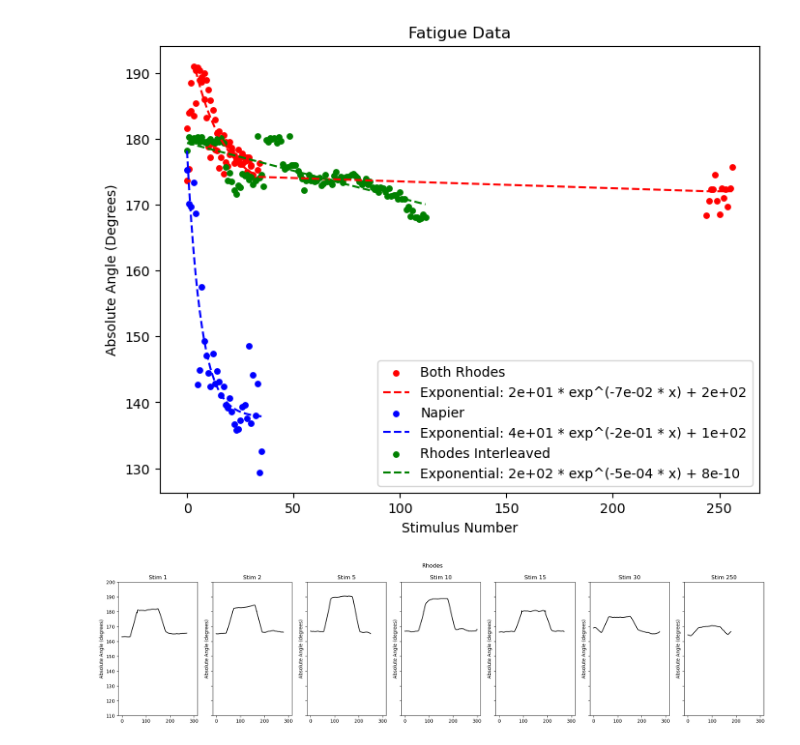
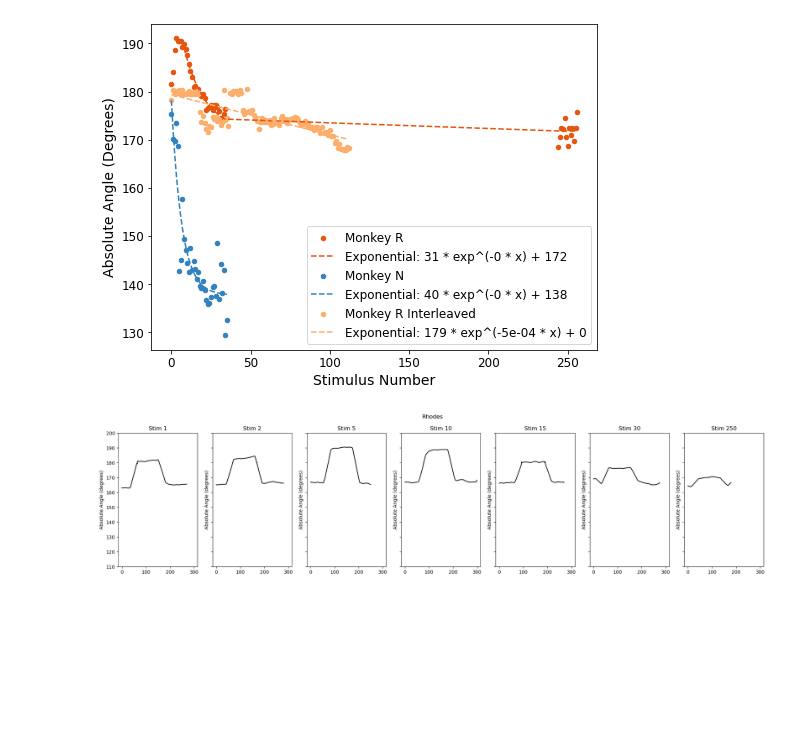
Before and after one commit to draeloslab/stim_behavior, a Jupyter notebook: notebooks/newFatigueFig.ipynb, the cells around one changed output. Saved outputs shown, nothing was run; the diff lists cells and outputs as text; code cells hidden in the pictures; blank space fills up the shorter version.

Commit message:
making final changes on curve figure

```diff
--- a/notebooks/newFatigueFig.ipynb
+++ b/notebooks/newFatigueFig.ipynb
@@ -132,7 +132,7 @@ class FatigueData:
         mask = ~np.isnan(means)
         filtered_means = means[mask]
         filtered_indices = np.arange(len(means))[mask]
-        if start_shift is not 0:
+        if start_shift != 0:
             filtered_indices[-start_shift:] += indices_shift
         self.filtered_means = filtered_means
         self.filtered_indices = filtered_indices
@@ -158,10 +158,7 @@ class FatigueData:
 
         self.angleChanges = peak_valley_differences
 
-    def fitExponentialDecay(self, guess):
-        # Fit a line to means
-        slope, intercept, r_value, p_value, std_err = st.linregress(self.filtered_indices, self.filtered_means)
-        self.line = slope * self.filtered_indices + intercept
+    def fitExponentialDecay(self, guess, removeStartSlice = 0):
 
         # Fit exponential decay to means
         def exponential_decay(x, a, b, c):
@@ -170,16 +167,16 @@ class FatigueData:
         def double_exponential_decay(x, a, b, c, d, e):
             return a*np.exp(-b*x) + c*np.exp(-d*x) + e
 
-        bounds = ([0, 0, 0, 0, 0], [np.inf, np.inf, np.inf, np.inf, np.inf])
+        # bounds = ([0, 0, 0, 0, 0], [np.inf, np.inf, np.inf, np.inf, np.inf])
 
-        popt1, pcov = curve_fit(double_exponential_decay, self.filtered_indices, self.filtered_means, maxfev=10000,p0=[1,0,5,0,160], bounds=bounds)
-        self.double_exponential = double_exponential_decay(self.filtered_indices, *popt1)
+        # popt1, pcov = curve_fit(double_exponential_decay, self.filtered_indices[removeStartSlice:], self.filtered_means[removeStartSlice:], maxfev=10000,p0=[1,0,5,0,160], bounds=bounds)
+        # self.double_exponential = double_exponential_decay(self.filtered_indices, *popt1)
 
         bounds = ([0, 0, 0], [np.inf, np.inf, np.inf])
 
-        popt, pcov = curve_fit(exponential_decay, self.filtered_indices, self.filtered_means, maxfev=10000, p0=guess, bounds=bounds)
-        self.exponential = exponential_decay(self.filtered_indices, *popt)
-        return slope, intercept, popt, pcov, popt1
+        popt, _ = curve_fit(exponential_decay, self.filtered_indices[removeStartSlice:], self.filtered_means[removeStartSlice:], maxfev=10000, p0=guess, bounds=bounds)
+        self.exponential = exponential_decay(self.filtered_indices[removeStartSlice:], *popt)
+        return popt
 
     def makeVideo(self, video_file, saveName,stimNum, start, sliceLength):
 
@@ -295,51 +292,40 @@ plt.show()
 [figure]
 # %%
-# rhodes.angleChanges = rhodes.angleChanges[2:]
+
+# rhodes.filtered_means = np.concatenate((rhodes.filtered_means, rhodes2.filtered_means))
+# rhodes.filtered_indices = np.concatenate((rhodes.filtered_indices, rhodes2.filtered_indices))
+
+# sorted_indices = np.argsort(rhodes.filtered_indices)
+# rhodes.filtered_indices = rhodes.filtered_indices[sorted_indices]
+# rhodes.filtered_means= rhodes.filtered_means[sorted_indices]
+
 
 guess = [2,2,160]
-# slope, intercept, popT, popC = rhodes.fitExponentialDecay(guess, start_shift=shift, indices_shift=209)
-slope2, intercept2, popT2, popC2, popT2_1 = napier.fitExponentialDecay(guess)
-slope3, intercept3, popT3, popC3, popT2_1 = rhodesinterleaved.fitExponentialDecay(guess)
+popT = rhodes.fitExponentialDecay(guess, removeStartSlice=8)
+popT2 = napier.fitExponentialDecay(guess)
+popT3 = rhodesinterleaved.fitExponentialDecay(guess)
 
 
-rhodes.filtered_means = np.concatenate((rhodes.filtered_means, rhodes2.filtered_means))
-rhodes.filtered_indices = np.concatenate((rhodes.filtered_indices, rhodes2.filtered_indices))
+plt.figure(figsize=(8, 6))
+plt.scatter(rhodes.filtered_indices, rhodes.filtered_means, label='Monkey R', color='#e6550d', s=20)
 
-sorted_indices = np.argsort(rhodes.filtered_indices)
-rhodes.filtered_indices = rhodes.filtered_indices[sorted_indices]
-rhodes.filtered_means= rhodes.filtered_means[sorted_indices]
+#Slicing this plot since we didn't include the first 8 values in the fit
+plt.plot(rhodes.filtered_indices[8:], rhodes.exponential, label=f'Exponential: {popT[0]:.0f} * exp^(-{popT[1]:.0f} * x) + {popT[2]:.0f}', color='#e6550d', linestyle='--')
 
-plt.figure(figsize=(8, 6))
-plt.scatter(rhodes.filtered_indices, rhodes.filtered_means, label='Both Rhodes', color='r', s=15)
-# Running this section here so we can plot the original dots, but then remove them from the fit
-# rhodes.angleChanges = rhodes.angleChanges[3:]
-rhodes.filtered_indices = rhodes.filtered_indices[8:]
-rhodes.filtered_means = rhodes.filtered_means[8:]
+plt.scatter(napier.filtered_indices, napier.angleChanges, label='Monkey N', color='#3182bd', s=20)
+plt.plot(napier.exponential, label=f'Exponential: {popT2[0]:.0f} * exp^(-{popT2[1]:.0f} * x) + {popT2[2]:.0f}', color='#3182bd', linestyle='--')
 
-
-slope, intercept, popT, popC, popT_1 = rhodes.fitExponentialDecay(guess)
-
-# label=f'Double Exponential: {popT_1[0]:.0e} * exp^(-{popT_1[1]:.0e} * x) + {popT_1[2]:.0e} * exp^(-{popT_1[3]:.0e} * x) + {popT_1[4]:.0e}'
-# abel=f'Exponential: {popT[0]:.0e} * exp^(-{popT[1]:.0e} * x) + {popT[2]:.0e}'
-
-plt.plot(rhodes.filtered_indices,rhodes.exponential,label=f'Exponential: {popT[0]:.0e} * exp^(-{popT[1]:.0e} * x) + {popT[2]:.0e}' ,color='r', linestyle='--')
-
-plt.scatter(napier.filtered_indices, napier.angleChanges, label='Napier', color='b', s=15)
-plt.plot(napier.exponential, label=f'Exponential: {popT2[0]:.0e} * exp^(-{popT2[1]:.0e} * x) + {popT2[2]:.0e}', color='b', linestyle='--')
-
-plt.scatter(rhodesinterleaved.filtered_indices, rhodesinterleaved.angleChanges, label='Rhodes Interleaved', color='g', s=15)
-plt.plot(rhodesinterleaved.exponential, label=f'Exponential: {popT3[0]:.0e} * exp^(-{popT3[1]:.0e} * x) + {popT3[2]:.0e}', color='g', linestyle='--')
-
-# plt.scatter(rhodes2.filtered_indices, rhodes2.angleChanges, label='Original Rhodes', color='orange', s=15, alpha=0.5)
-
-plt.xlabel("Stimulus Number")
-plt.ylabel("Absolute Angle (Degrees)")
-plt.title(f'Fatigue Data')
-plt.legend(loc='lower right')
+plt.scatter(rhodesinterleaved.filtered_indices, rhodesinterleaved.angleChanges, label='Monkey R Interleaved', color='#fdae6b', s=20)
+plt.plot(rhodesinterleaved.exponential, label=f'Exponential: {popT3[0]:.0f} * exp^(-{popT3[1]:.0e} * x) + {popT3[2]:.0f}', color='#fdae6b', linestyle='--')
+plt.xticks(fontsize=12)
+plt.yticks(fontsize=12)
+plt.xlabel("Stimulus Number", fontsize=14)
+plt.ylabel("Absolute Angle (Degrees)", fontsize=14)
+plt.legend(loc='lower right', fontsize=12)
 # plt.yscale('log')
 plt.show()
 # %% [output]
-[figure, old version]
+[figure, new version]
 # %%
 rhodes.makeVideo( )
 # %%
```
Also changed, not shown: parts of 1 cell of this notebook.
